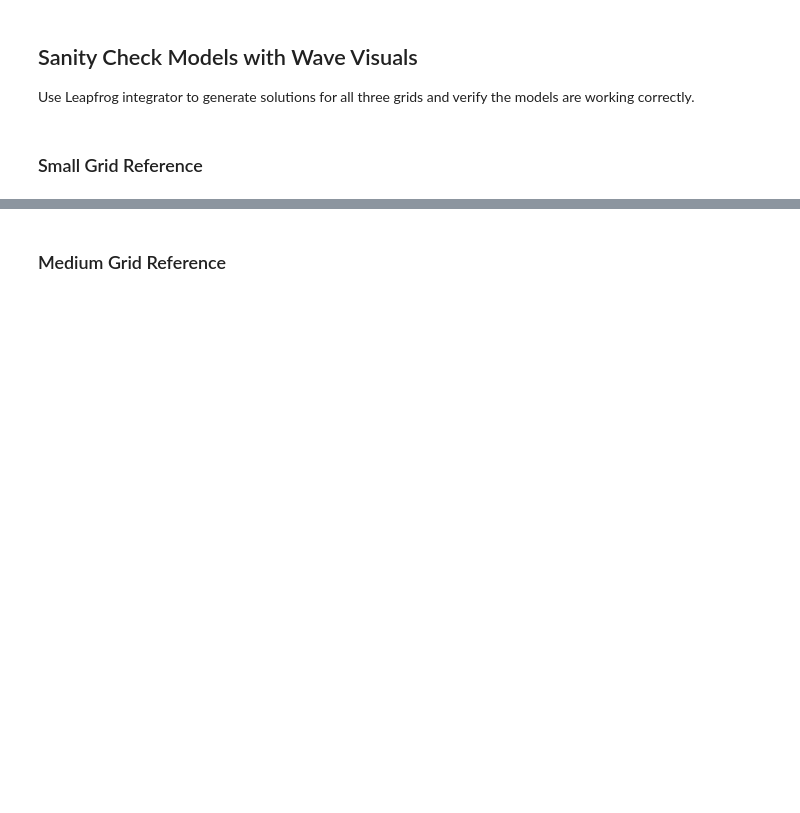
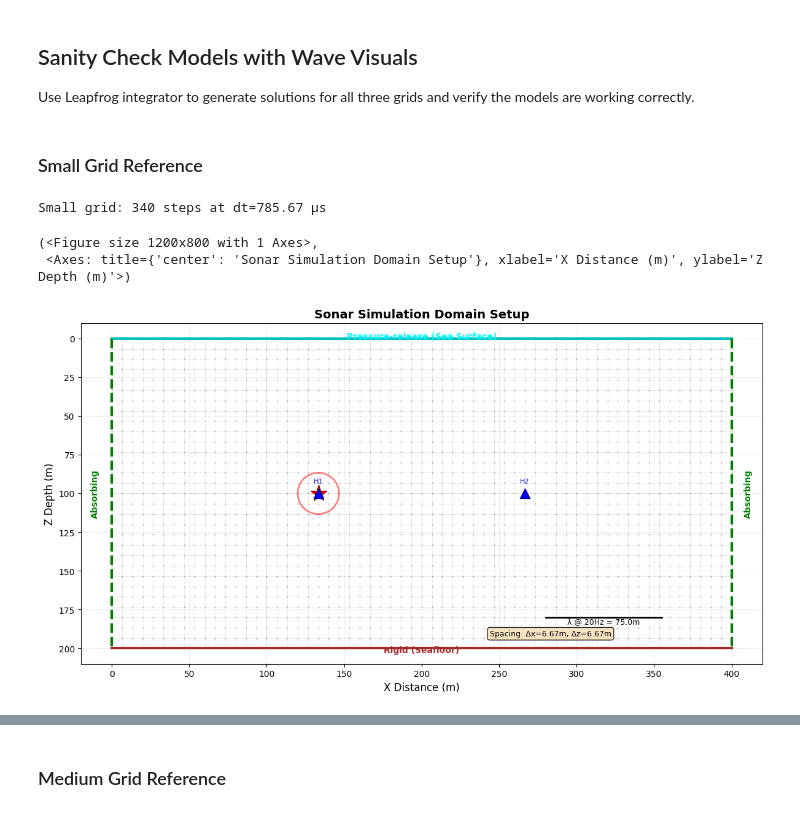
Before and after one commit to cwardlaw8/SonarSim, a Jupyter notebook: PM5_TaskC.ipynb, the cells around one changed output, grey strips where cells are left out. Saved outputs shown, nothing was run; the diff lists cells and outputs as text; code cells hidden in the pictures; blank space fills up the shorter version.

```diff
--- a/PM5_TaskC.ipynb
+++ b/PM5_TaskC.ipynb
@@ -57,18 +57,18 @@ ImportError: cannot import name 'eval_u_Sonar' from 'eval_u_Sonar' (/Users/camwa
 # %%
 # Define the three grid configurations (optimized for 4 ppw @ 3 kHz)
 grid_configs = {
-    'small': {'Nx': 60, 'Nz': 30, 'Lx': 7.375, 'Lz': 3.625},
-    'medium': {'Nx': 180, 'Nz': 120, 'Lx': 22.375, 'Lz': 14.875},
-    'large': {'Nx': 360, 'Nz': 240, 'Lx': 44.875, 'Lz': 29.875}
+    'small': {'Nx': 61, 'Nz': 31, 'Lx': 400, 'Lz': 200},
+    'medium': {'Nx': 181, 'Nz': 91, 'Lx': 400, 'Lz': 200},
+    'large': {'Nx': 361, 'Nz': 181, 'Lx': 400, 'Lz': 200}
 }
 
 # Initialize models
 models = {}
 
 # Signal properties from eval_u_Sonar
-f_signal = 3000  # Hz
-wavelength = 1500 / f_signal  # λ = c/f = 0.5 m
-dt_nyquist = 1 / (2 * f_signal)  # 166.67 μs
+f_signal = 20  # Hz
+wavelength = 1500 / f_signal
+dt_nyquist = 1 / (2 * f_signal)
 
 print("=" * 80)
 print("Setting up Sonar Models")
@@ -79,7 +79,7 @@ for name, config in grid_configs.items():
 
     # Get parameters
     p, x_start, t_start, t_stop, max_dt_FE = getParam_Sonar(
-        Nx, Nz, config['Lx'], config['Lz'], UseSparseMatrices=True, alpha=0.1
+        Nx, Nz, config['Lx'], config['Lz'], UseSparseMatrices=True, alpha=0.1, BC=True
     )
 
     N = Nx * Nz
@@ -95,7 +95,7 @@ for name, config in grid_configs.items():
 
     # Rebuild B matrix with new source location
     B_lil = sp.lil_matrix((2*N, 1), dtype=float)
-    B_lil[N + source_idx, 0] = 1.0 / (p['dx'] * p['dz'])
+    B_lil[source_idx, 0] = 1.0 / (p['dx'] * p['dz'])
     p['B'] = B_lil.tocsr()
 
     # Configure hydrophones
@@ -154,4 +154,25 @@ MEDIUM: 180×120 = 43,200 states
 Use Leapfrog integrator to generate solutions for all three grids and verify the models are working correctly.
 # %% [markdown]
 ### Small Grid Reference
+# %%
+# Run Leapfrog solver for small grid
+model = models['small']
+p = model['p']
+t_start, t_stop = model['t_start'], model['t_stop']
+
+# Use half CFL timestep for safety
+dt = model['max_dt_FE'] * 0.5
+num_steps = int(np.ceil((t_stop - t_start) / dt))
+
+print(f"Small grid: {num_steps} steps at dt={dt*1e6:.2f} μs")
+
+eval_u_scaled = lambda t: (p['dx'] * p['dz']) * eval_u_Sonar_20(t)
+
+# visualize model setup
+visualize_sonar_setup(p)
+# %% [output]
+Small grid: 340 steps at dt=785.67 μs
+(<Figure size 1200x800 with 1 Axes>,
+ <Axes: title={'center': 'Sonar Simulation Domain Setup'}, xlabel='X Distance (m)', ylabel='Z Depth (m)'>)
+[figure, added]
 # %%
```
Also changed, not shown: parts of 26 cells of this notebook.
